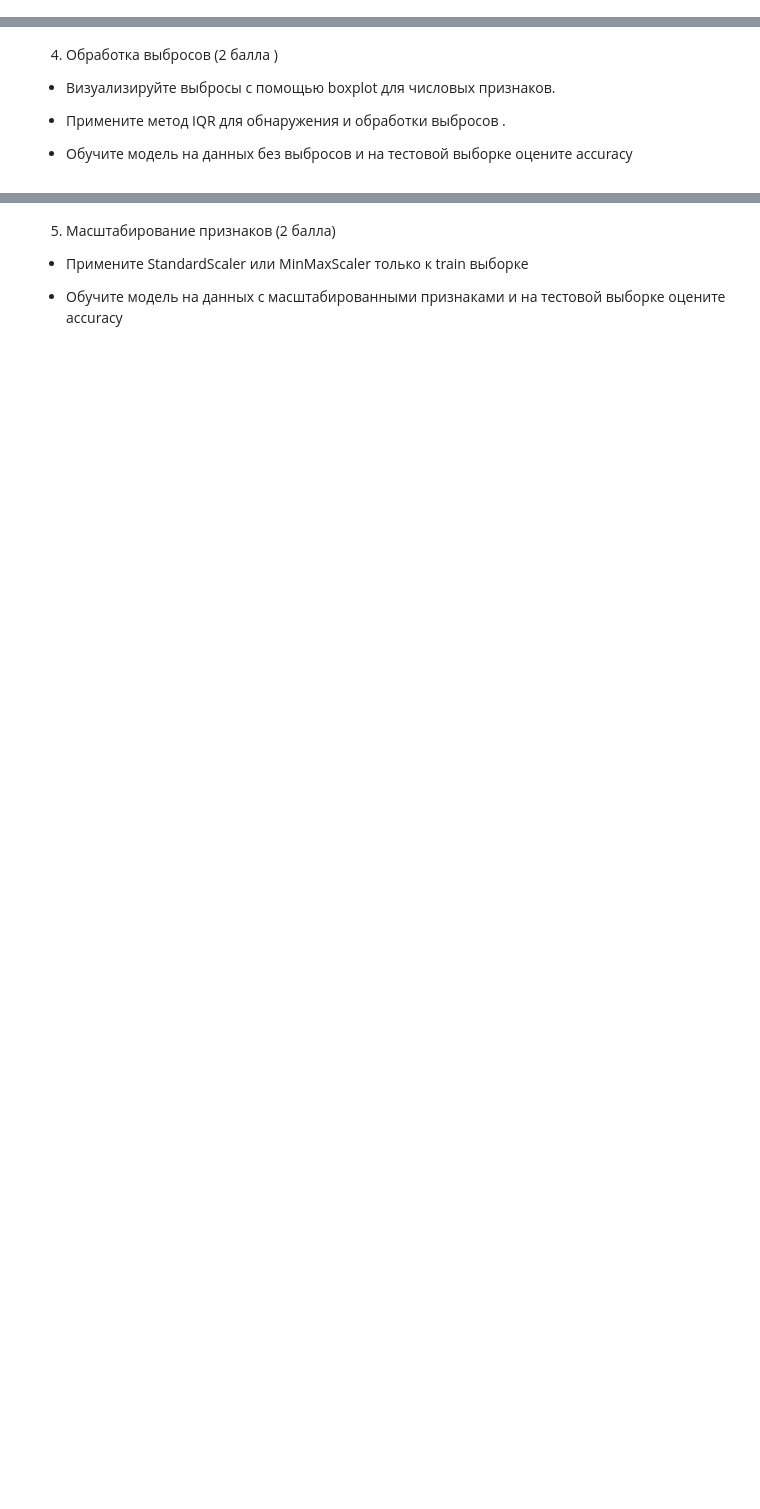
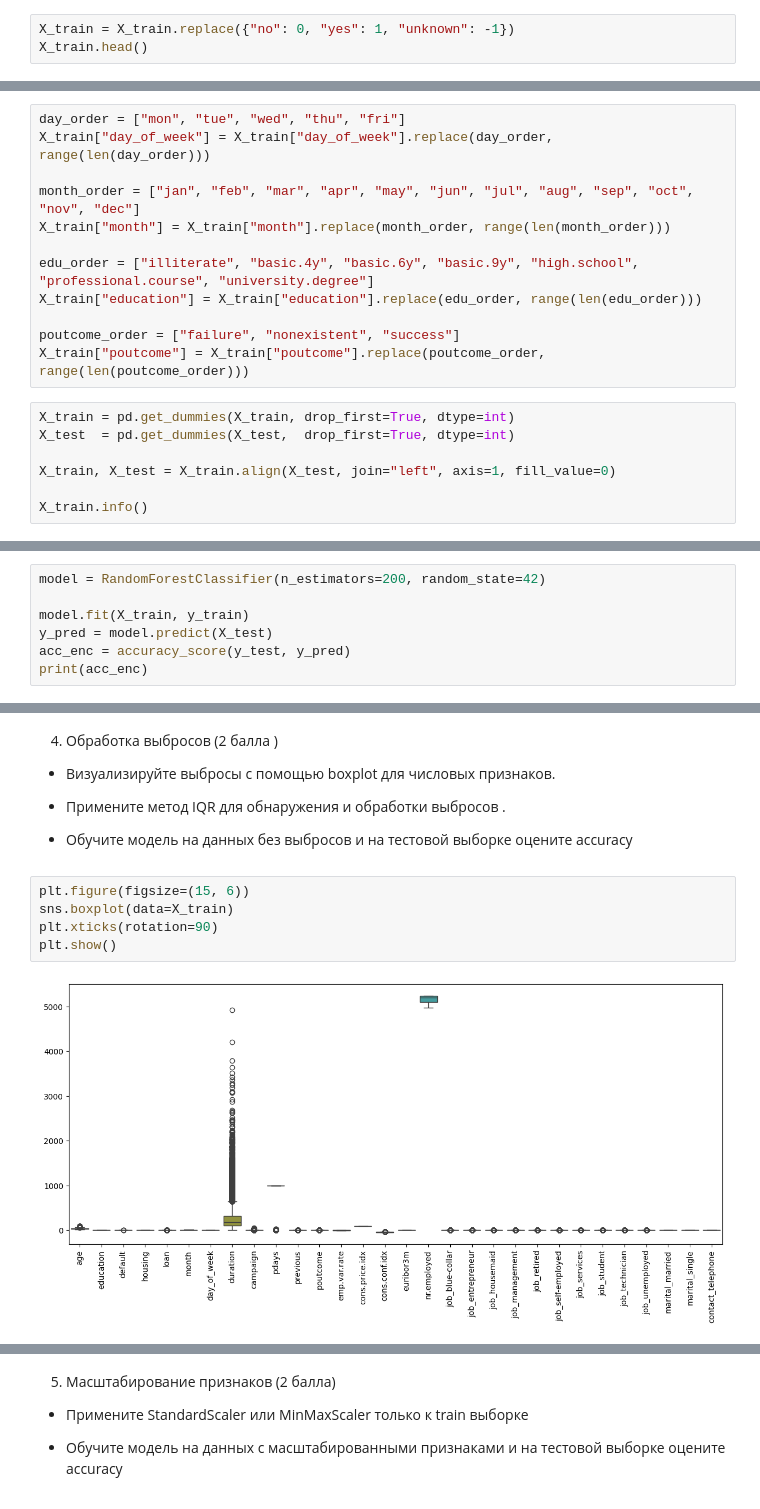
Before and after one commit to Lizavetka99/t-akademy, a Jupyter notebook: ml hw5/ДЗ_Предобработка_данных_.ipynb, the cells around one changed output, grey strips where cells are left out. Saved outputs shown, nothing was run; the diff lists cells and outputs as text; blank space fills up the shorter version.

```diff
--- a/ml hw5/ДЗ_Предобработка_данных_.ipynb
+++ b/ml hw5/ДЗ_Предобработка_данных_.ipynb
@@ -43,3 +172,6 @@ Using Colab cache for faster access to the 'bank-marketing' dataset.
 - Примените Label Encoding и One-Hot Encoding
 
 - Обучите модель с закодированными признаками и на тестовой выборке оцените accuracy
+# %%
+X_train = X_train.replace({"no": 0, "yes": 1, "unknown": -1})
+X_train.head()
@@ -45,0 +205,19 @@ Using Colab cache for faster access to the 'bank-marketing' dataset.
+# %%
+day_order = ["mon", "tue", "wed", "thu", "fri"]
+X_train["day_of_week"] = X_train["day_of_week"].replace(day_order, range(len(day_order)))
+
+month_order = ["jan", "feb", "mar", "apr", "may", "jun", "jul", "aug", "sep", "oct", "nov", "dec"]
+X_train["month"] = X_train["month"].replace(month_order, range(len(month_order)))
+
+edu_order = ["illiterate", "basic.4y", "basic.6y", "basic.9y", "high.school", "professional.course", "university.degree"]
+X_train["education"] = X_train["education"].replace(edu_order, range(len(edu_order)))
+
+poutcome_order = ["failure", "nonexistent", "success"]
+X_train["poutcome"] = X_train["poutcome"].replace(poutcome_order, range(len(poutcome_order)))
+# %%
+X_train = pd.get_dummies(X_train, drop_first=True, dtype=int)
+X_test  = pd.get_dummies(X_test,  drop_first=True, dtype=int)
+
+X_train, X_test = X_train.align(X_test, join="left", axis=1, fill_value=0)
+
+X_train.info()
@@ -45,0 +242,7 @@ Using Colab cache for faster access to the 'bank-marketing' dataset.
+# %%
+model = RandomForestClassifier(n_estimators=200, random_state=42)
+
+model.fit(X_train, y_train)
+y_pred = model.predict(X_test)
+acc_enc = accuracy_score(y_test, y_pred)
+print(acc_enc)
@@ -50,3 +257,10 @@ Using Colab cache for faster access to the 'bank-marketing' dataset.
 - Примените метод IQR для обнаружения и обработки выбросов .
 
 - Обучите модель на данных без выбросов и на тестовой выборке оцените accuracy
+# %%
+plt.figure(figsize=(15, 6))
+sns.boxplot(data=X_train)
+plt.xticks(rotation=90)
+plt.show()
+# %% [output]
+[figure, added]
```
Also changed, not shown: parts of 24 cells of this notebook.
